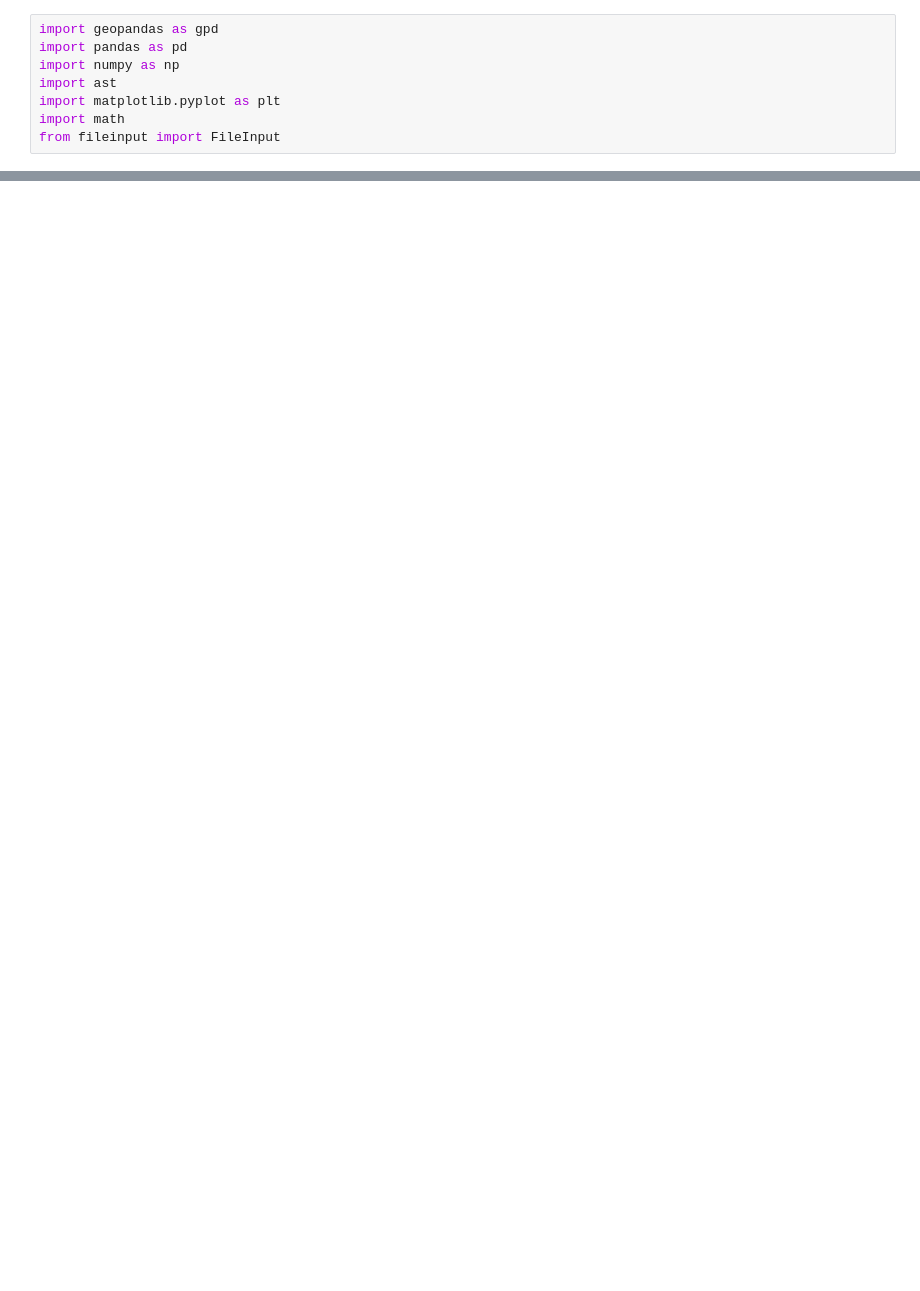
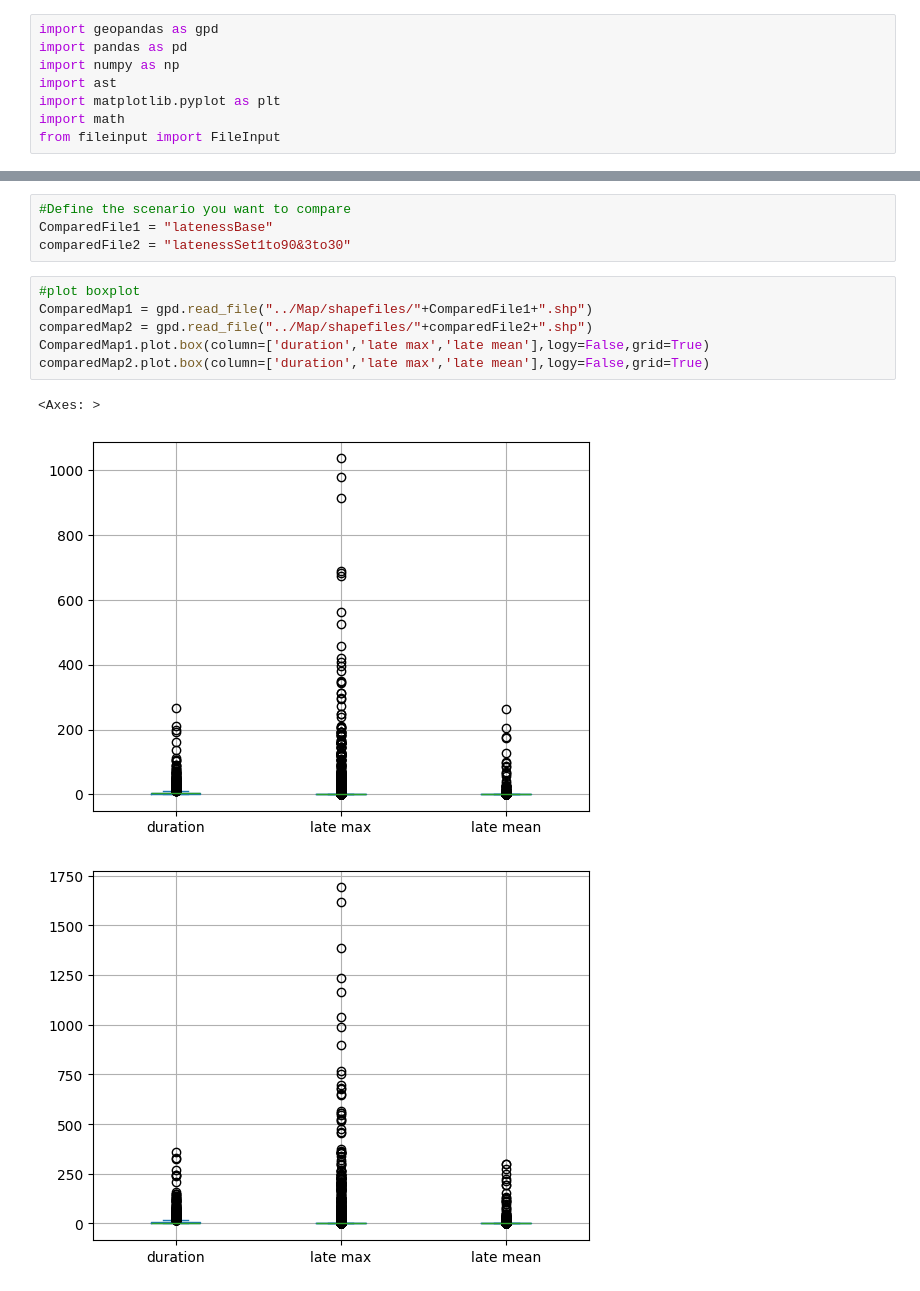
Before and after one commit to ANR-Switch/SWITCH-23, a Jupyter notebook: DataScript/SRC/plotRoad.ipynb, the cells around one changed output, grey strips where cells are left out. Saved outputs shown, nothing was run; the diff lists cells and outputs as text; blank space fills up the shorter version.

```diff
--- a/DataScript/SRC/plotRoad.ipynb
+++ b/DataScript/SRC/plotRoad.ipynb
@@ -174,0 +103,14 @@ Text(0.5, 1.0, 'diff between higway increased speed scenario and base scenario')
+# %%
+#Define the scenario you want to compare
+ComparedFile1 = "latenessBase"
+comparedFile2 = "latenessSet1to90&3to30"
+# %%
+#plot boxplot
+ComparedMap1 = gpd.read_file("../Map/shapefiles/"+ComparedFile1+".shp")
+comparedMap2 = gpd.read_file("../Map/shapefiles/"+comparedFile2+".shp")
+ComparedMap1.plot.box(column=['duration','late max','late mean'],logy=False,grid=True)
+comparedMap2.plot.box(column=['duration','late max','late mean'],logy=False,grid=True)
+# %% [output]
+<Axes: >
+[figure, added]
+[figure, added]
```
Also changed, not shown: parts of 40 cells of this notebook, 56 other files.
